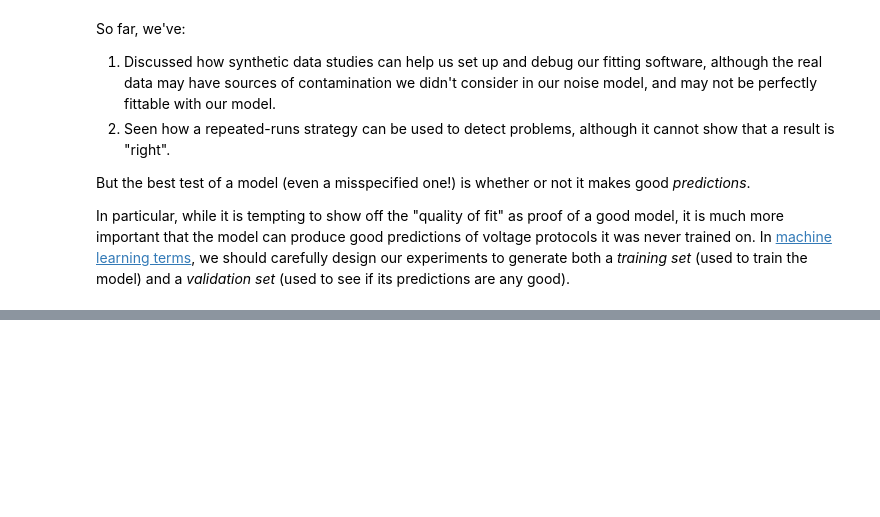
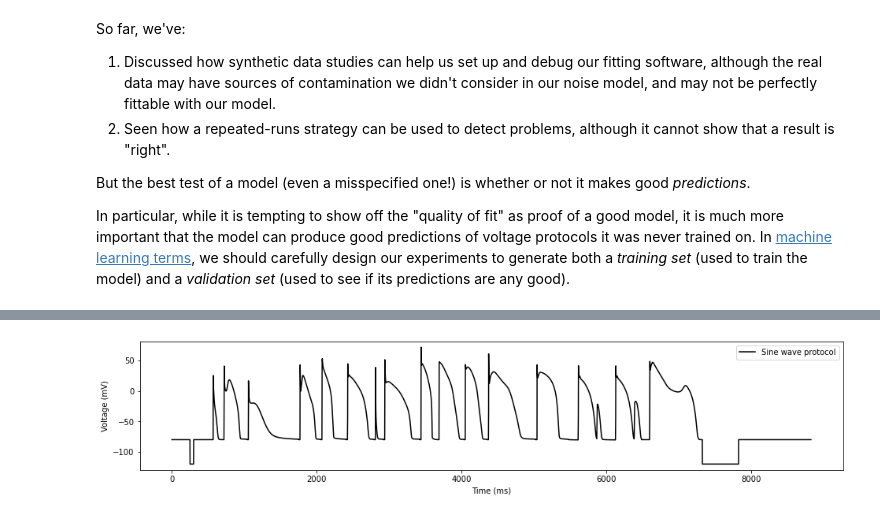
Before and after one commit to CardiacModelling/fitting-notebooks, a Jupyter notebook: ion-currents/reliability.ipynb, the cells around one changed output, grey strips where cells are left out. Cells and saved outputs as stored; diff of their text form; code cells hidden in the pictures; blank space fills up the shorter version.

```diff
--- a/ion-currents/reliability.ipynb
+++ b/ion-currents/reliability.ipynb
@@ -368,0 +443,34 @@ See the link above for details.
+# %%
+# Load the AP protocol
+log = myokit.DataLog.load_csv('resources/ap.csv').npview()
+log = log.npview()
+times = log['time']
+voltages = log['voltage']
+del(log)
+
+# Load the model and apply the parameters
+model = myokit.load_model('resources/beattie-2017-ikr-hh.mmt')
+for i, p in enumerate(parameters):
+    model.get('ikr.p' + str(1 + i)).set_rhs(p)
+
+# Create a simulation with a fixed-form protocol
+sim = myokit.Simulation(model)
+sim.set_fixed_form_protocol(times, voltages)
+
+# Run a simulation
+tmax = log_1['time'][-1] + 1
+log = sim.run(tmax, log_times=times)
+
+# Load the experimentally recorded validation data
+real = myokit.DataLog.load('resources/sine-wave-data/ap-cell-1.zip')
+# %%
+# Show the applied protocol
+fig = plt.figure(figsize=(16, 3))
+ax = fig.add_subplot(1, 1, 1)
+ax.set_xlabel('Time (ms)')
+ax.set_ylabel('Voltage (mV)')
+ax.plot(log['engine.time'], log['membrane.V'], 'k', label='Sine wave protocol')
+ax.legend()
+plt.show()
+# %% [output]
+[figure, added]
```
Also changed, not shown: parts of 9 cells of this notebook, 3 other files.
